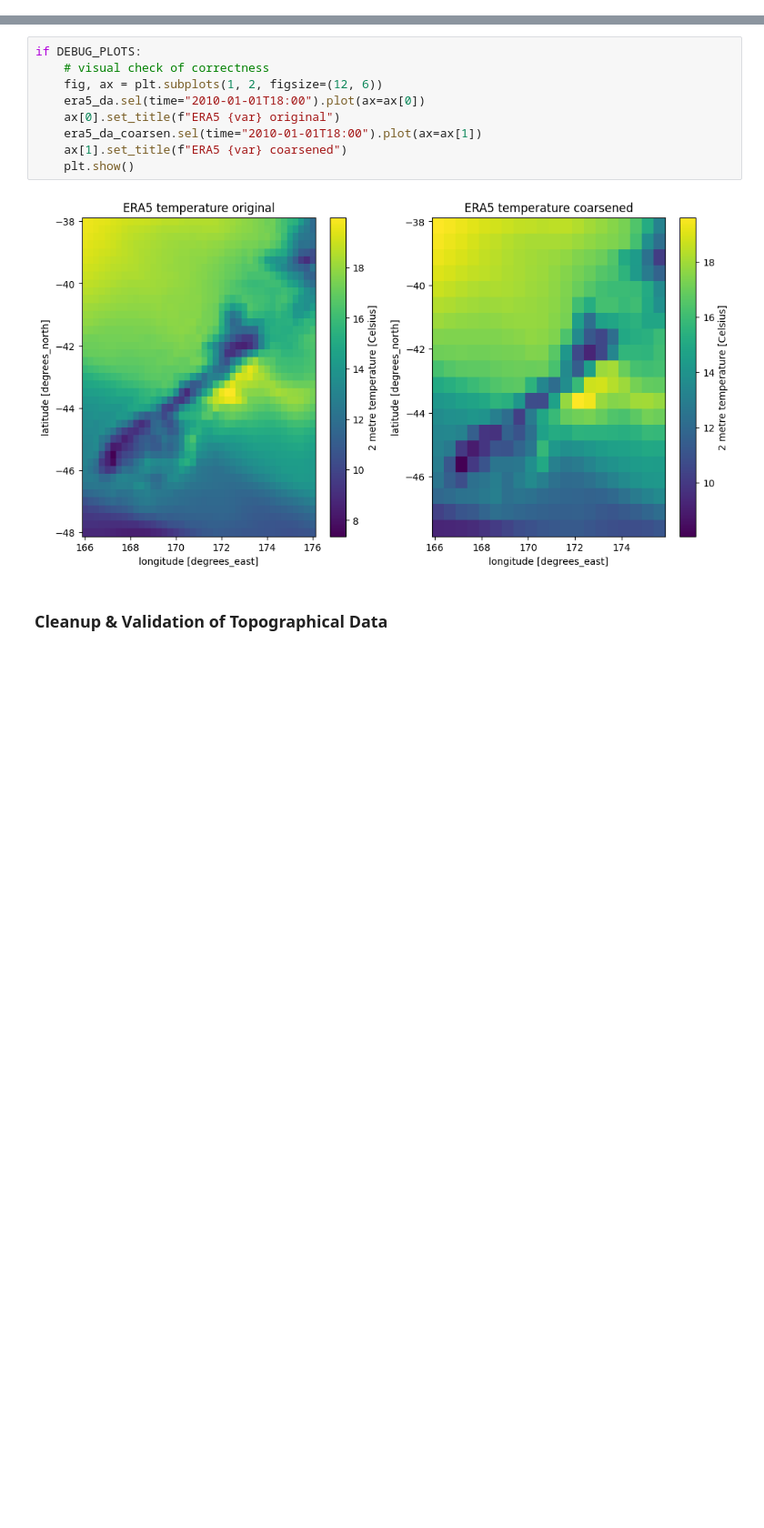
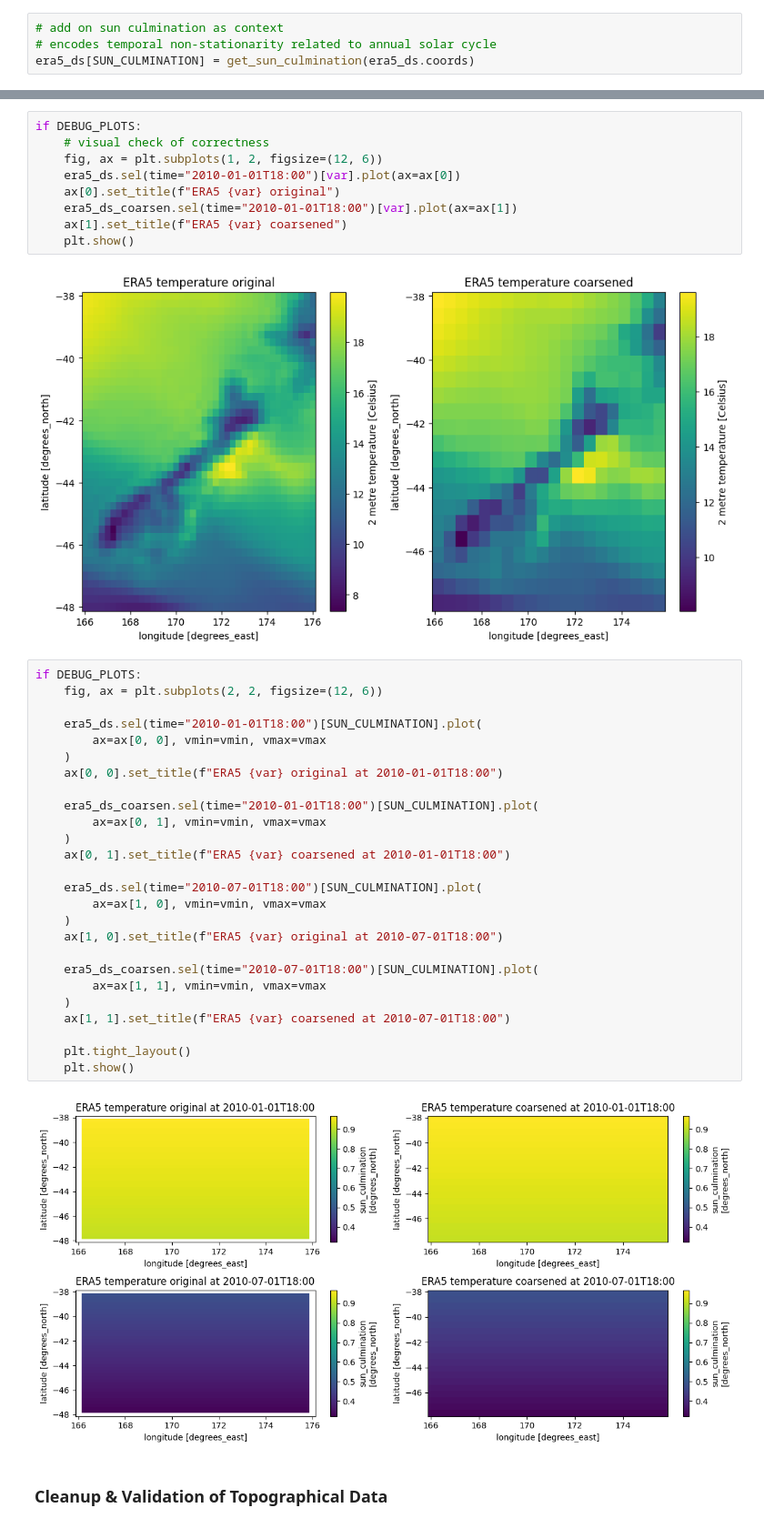
Before and after one commit to LennoxC/convcnp-assim-nz, a Jupyter notebook: notebooks/experiments/exp1_temperature_ConvCNP.ipynb, the cells around one changed output, grey strips where cells are left out. Shown at 91% size. Drawn from its saved outputs; the diff is of its cells as text; blank space fills up the shorter version.

Commit message:
added sun culmination

```diff
--- a/notebooks/experiments/exp1_temperature_ConvCNP.ipynb
+++ b/notebooks/experiments/exp1_temperature_ConvCNP.ipynb
@@ -85,0 +89,4 @@ topography_ds = topography_ds.sel(lat=slice(crop_bottom, crop_top), lon=slice(cr
+# %%
+# add on sun culmination as context
+# encodes temporal non-stationarity related to annual solar cycle
+era5_ds[SUN_CULMINATION] = get_sun_culmination(era5_ds.coords)
@@ -90,13 +99,41 @@ era5_da_coarsen = era5_da.coarsen(lat=2, lon=2, boundary='trim').mean()
 if DEBUG_PLOTS:
     # visual check of correctness
     fig, ax = plt.subplots(1, 2, figsize=(12, 6))
-    era5_da.sel(time="2010-01-01T18:00").plot(ax=ax[0])
+    era5_ds.sel(time="2010-01-01T18:00")[var].plot(ax=ax[0])
     ax[0].set_title(f"ERA5 {var} original")
-    era5_da_coarsen.sel(time="2010-01-01T18:00").plot(ax=ax[1])
+    era5_ds_coarsen.sel(time="2010-01-01T18:00")[var].plot(ax=ax[1])
     ax[1].set_title(f"ERA5 {var} coarsened")
     plt.show()
 # %% [output]
 [figure]
+# %%
+if DEBUG_PLOTS:
+    fig, ax = plt.subplots(2, 2, figsize=(12, 6))
+
+    era5_ds.sel(time="2010-01-01T18:00")[SUN_CULMINATION].plot(
+        ax=ax[0, 0], vmin=vmin, vmax=vmax
+    )
+    ax[0, 0].set_title(f"ERA5 {var} original at 2010-01-01T18:00")
+
+    era5_ds_coarsen.sel(time="2010-01-01T18:00")[SUN_CULMINATION].plot(
+        ax=ax[0, 1], vmin=vmin, vmax=vmax
+    )
+    ax[0, 1].set_title(f"ERA5 {var} coarsened at 2010-01-01T18:00")
+
+    era5_ds.sel(time="2010-07-01T18:00")[SUN_CULMINATION].plot(
+        ax=ax[1, 0], vmin=vmin, vmax=vmax
+    )
+    ax[1, 0].set_title(f"ERA5 {var} original at 2010-07-01T18:00")
+
+    era5_ds_coarsen.sel(time="2010-07-01T18:00")[SUN_CULMINATION].plot(
+        ax=ax[1, 1], vmin=vmin, vmax=vmax
+    )
+    ax[1, 1].set_title(f"ERA5 {var} coarsened at 2010-07-01T18:00")
+
+    plt.tight_layout()
+    plt.show()
+# %% [output]
+[figure, added]
 # %% [markdown]
 ### Cleanup & Validation of Topographical Data
 # %%
```
Also changed, not shown: parts of 12 cells of this notebook, 4 other files.
